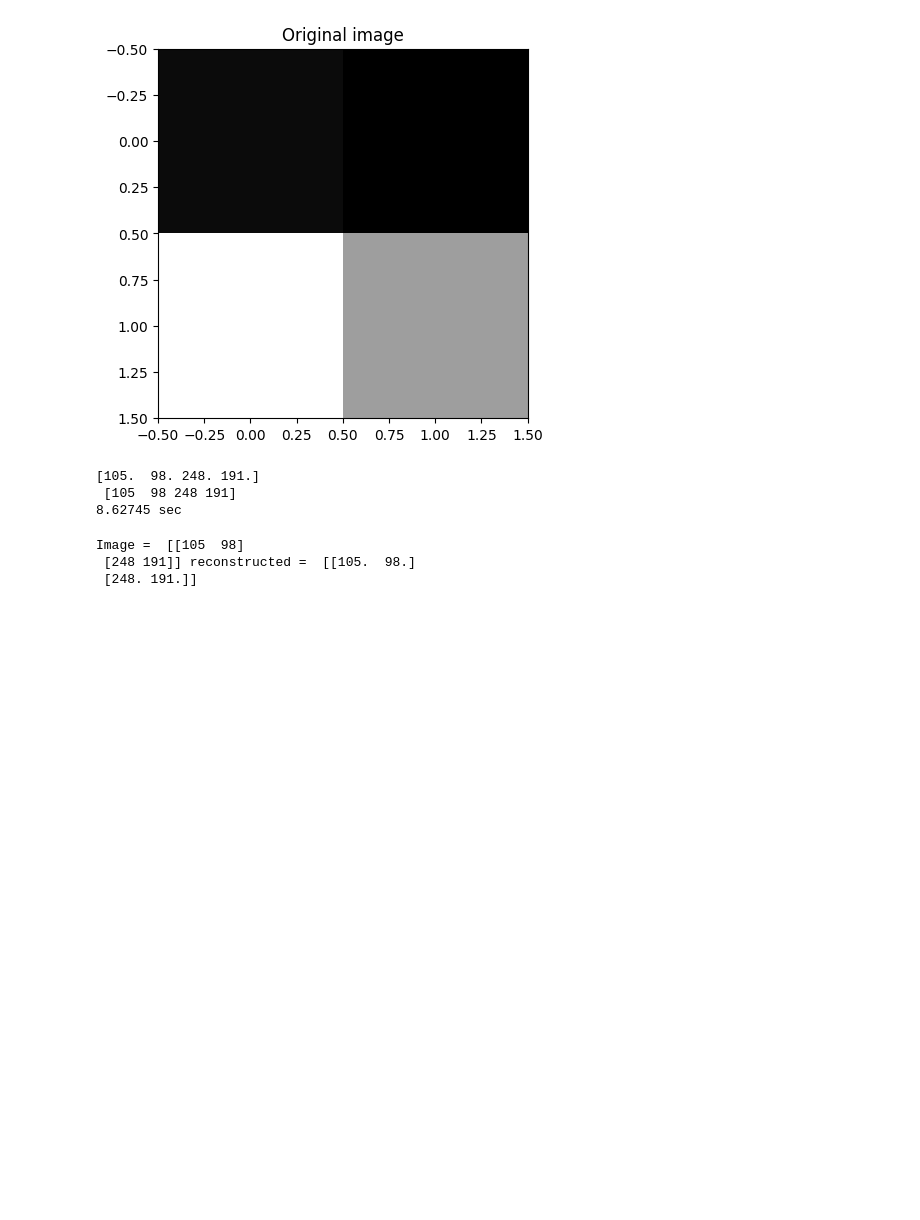
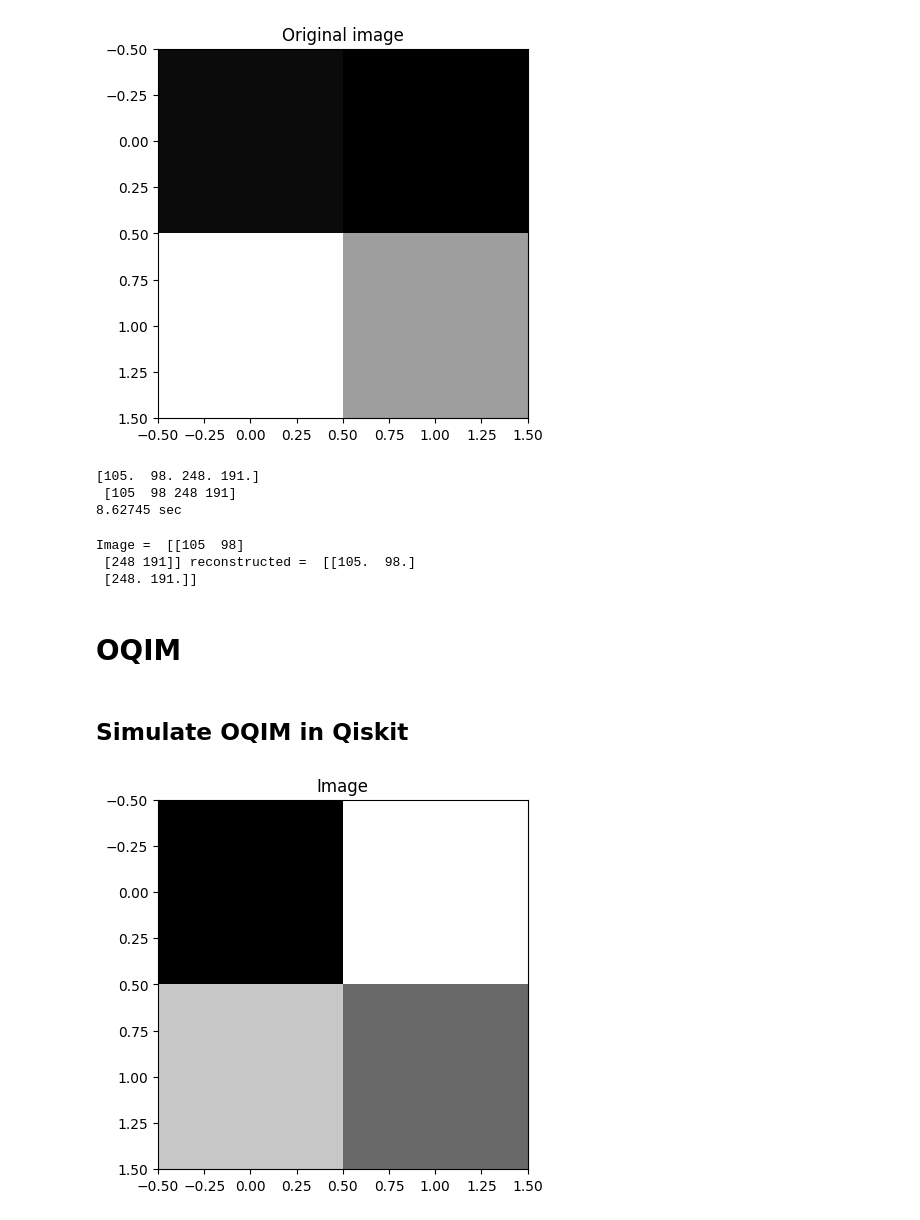
Before and after one commit to ksm999/Stereo, a Jupyter notebook: Time Compare.ipynb, the cells around one changed output. Drawn from its saved outputs; the diff is of its cells as text; code cells hidden in the pictures; blank space fills up the shorter version.

Commit message:
Add OQIM

```diff
--- a/Time Compare.ipynb
+++ b/Time Compare.ipynb
@@ -481,3 +481,19 @@ print("Image = ",image, "reconstructed = ",out_image)
 Image =  [[105  98]
  [248 191]] reconstructed =  [[105.  98.]
  [248. 191.]]
+# %% [markdown]
+# OQIM
+# %% [markdown]
+## Simulate OQIM in Qiskit
+# %%
+image = np.random.uniform(low=0, high=255, size=(2,2)).astype(int)
+plt.imshow(image, cmap='gray')
+plt.title('Image')
+plt.show()
+
+w_bits = int(np.ceil(math.log(image.shape[1],2)))
+h_bits = int(np.ceil(math.log(image.shape[0],2)))
+if not w_bits: w_bits = 1
+if not h_bits: h_bits = 1
+# %% [output]
+[figure, added]
```
Also changed, not shown: parts of 12 cells of this notebook.
